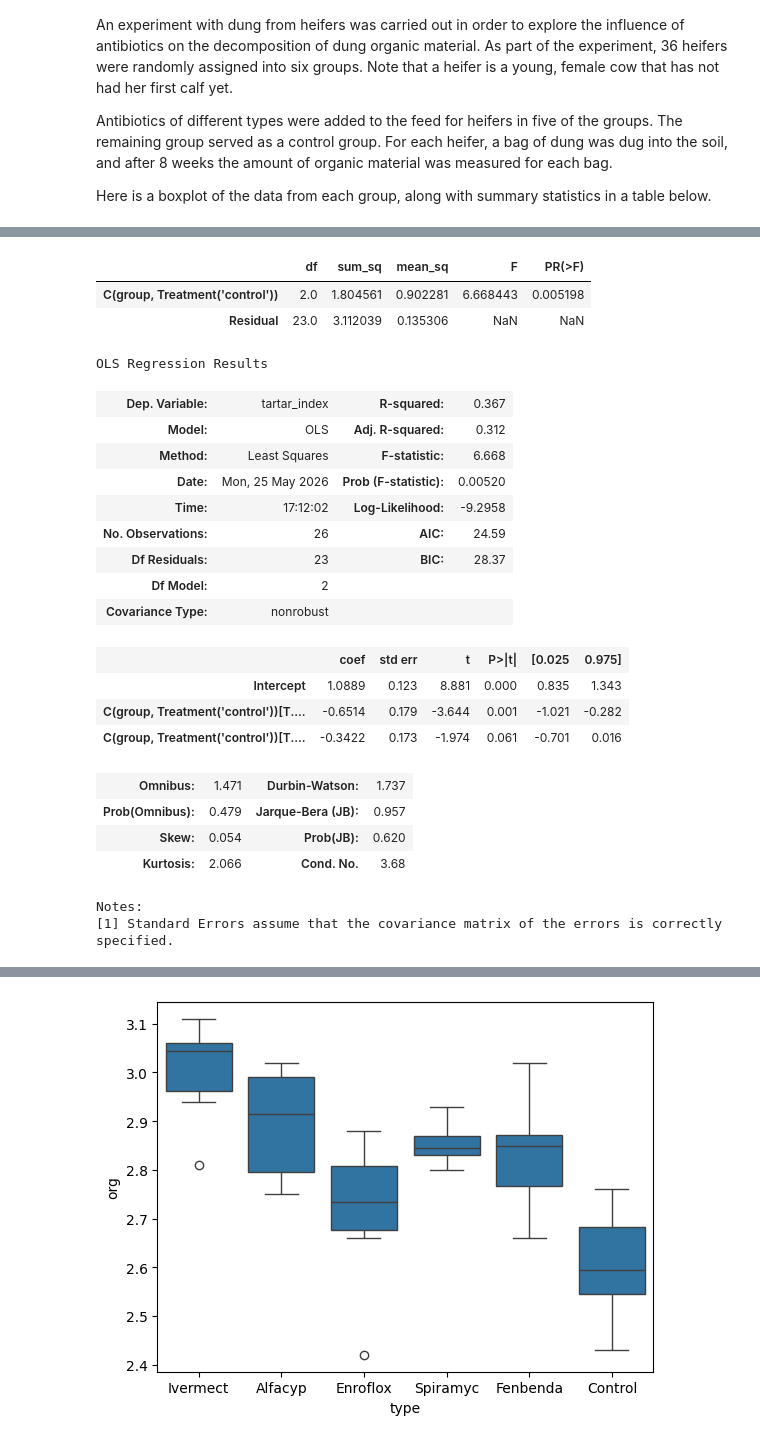
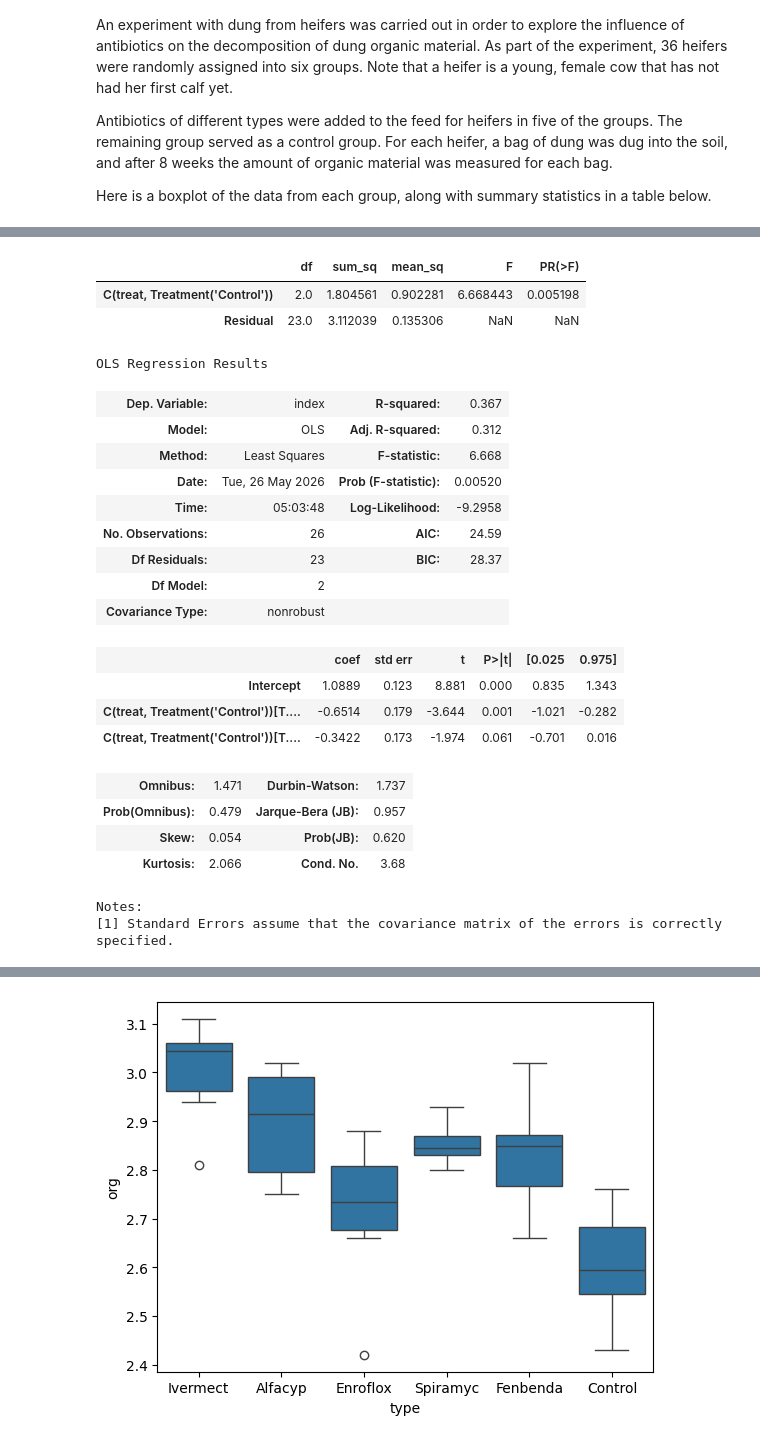
Before and after one commit to singator/ind5003-book, a Jupyter notebook: 02-inference-new.ipynb, the cells around one changed output, grey strips where cells are left out. Drawn from its saved outputs; the diff is of its cells as text; code cells hidden in the pictures.

```diff
--- a/02-inference-new.ipynb
+++ b/02-inference-new.ipynb
@@ -466,2 +289,2 @@ a table below.
 # %%
-tartar = pd.read_excel("data/tartar.xlsx")
+tartar = pd.read_table("data/tartar.txt", sep="\\s+")
@@ -472,28 +297,28 @@ sns.boxplot(tartar, x='group', y='tartar_index');
 # %%
-tartar_lm = ols("tartar_index ~ C(group, Treatment('control'))", data=tartar).fit()
+tartar_lm = ols("index ~ C(treat, Treatment('Control'))", data=tartar).fit()
 anova_tab = sm.stats.anova_lm(tartar_lm, type=3,)
 anova_tab
 # %% [output]
 |  | df | sum_sq | mean_sq | F | PR(>F) |
-| C(group, Treatment('control')) | 2.0 | 1.804561 | 0.902281 | 6.668443 | 0.005198 |
+| C(treat, Treatment('Control')) | 2.0 | 1.804561 | 0.902281 | 6.668443 | 0.005198 |
 | Residual | 23.0 | 3.112039 | 0.135306 | NaN | NaN |
 # %%
 tartar_lm.summary()
 # %% [output]
 OLS Regression Results
-| Dep. Variable: | tartar_index | R-squared: | 0.367 |
+| Dep. Variable: | index | R-squared: | 0.367 |
 | Model: | OLS | Adj. R-squared: | 0.312 |
 | Method: | Least Squares | F-statistic: | 6.668 |
-| Date: | Mon, 25 May 2026 | Prob (F-statistic): | 0.00520 |
-| Time: | 17:12:02 | Log-Likelihood: | -9.2958 |
+| Date: | Tue, 26 May 2026 | Prob (F-statistic): | 0.00520 |
+| Time: | 05:03:48 | Log-Likelihood: | -9.2958 |
 | No. Observations: | 26 | AIC: | 24.59 |
 | Df Residuals: | 23 | BIC: | 28.37 |
 | Df Model: | 2 |  |  |
 | Covariance Type: | nonrobust |  |  |
 |  | coef | std err | t | P>|t| | [0.025 | 0.975] |
 | Intercept | 1.0889 | 0.123 | 8.881 | 0.000 | 0.835 | 1.343 |
-| C(group, Treatment('control'))[T.... | -0.6514 | 0.179 | -3.644 | 0.001 | -1.021 | -0.282 |
-| C(group, Treatment('control'))[T.... | -0.3422 | 0.173 | -1.974 | 0.061 | -0.701 | 0.016 |
+| C(treat, Treatment('Control'))[T.... | -0.6514 | 0.179 | -3.644 | 0.001 | -1.021 | -0.282 |
+| C(treat, Treatment('Control'))[T.... | -0.3422 | 0.173 | -1.974 | 0.061 | -0.701 | 0.016 |
 | Omnibus: | 1.471 | Durbin-Watson: | 1.737 |
 | Prob(Omnibus): | 0.479 | Jarque-Bera (JB): | 0.957 |
 | Skew: | 0.054 | Prob(JB): | 0.620 |
```
Also changed, not shown: parts of 17 cells of this notebook, 2 other files.
